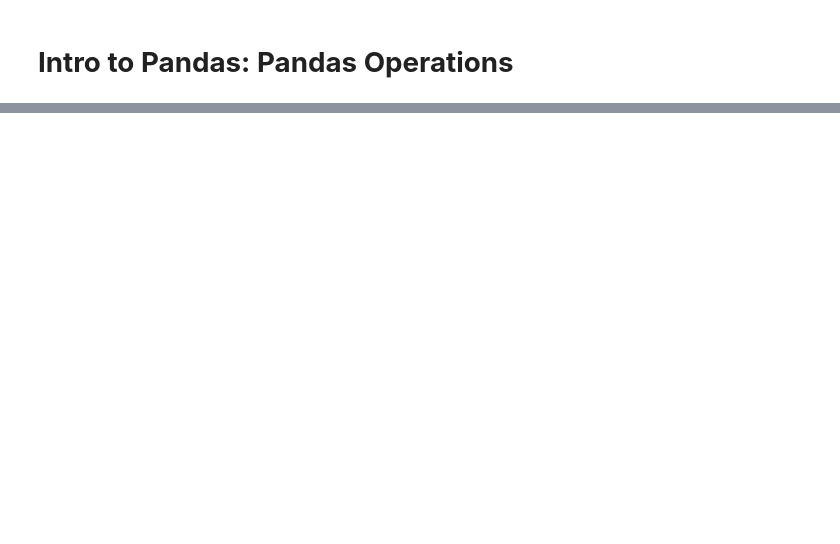
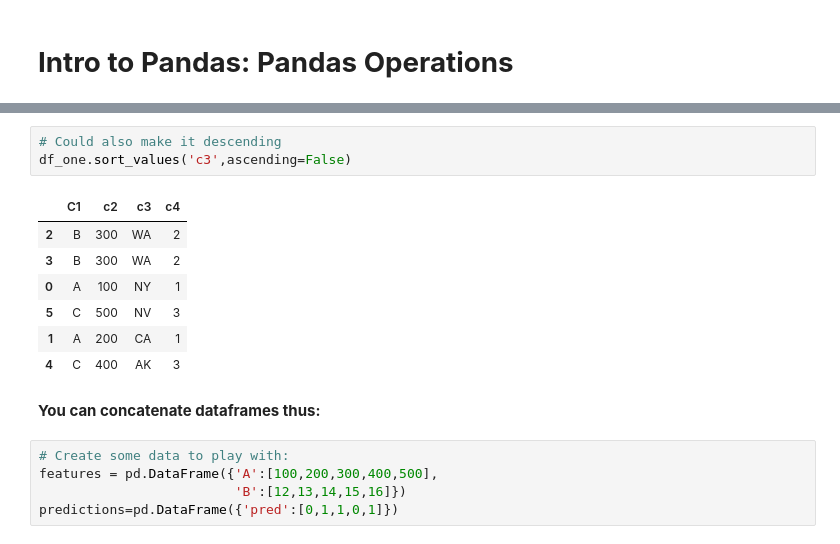
Before and after one commit to eflatt/udemy-Complete-Tensorflow-2-and-Keras, a Jupyter notebook: intro_to_pandas.ipynb, the cells around one changed output, grey strips where cells are left out. Saved outputs shown, nothing was run; the diff lists cells and outputs as text; blank space fills up the shorter version.

```diff
--- a/intro_to_pandas.ipynb
+++ b/intro_to_pandas.ipynb
@@ -436,0 +534,18 @@ df.groupby('Geography').describe()
+# %%
+# Could also make it descending
+df_one.sort_values('c3',ascending=False)
+# %% [output]
+|  | C1 | c2 | c3 | c4 |
+| 2 | B | 300 | WA | 2 |
+| 3 | B | 300 | WA | 2 |
+| 0 | A | 100 | NY | 1 |
+| 5 | C | 500 | NV | 3 |
+| 1 | A | 200 | CA | 1 |
+| 4 | C | 400 | AK | 3 |
+# %% [markdown]
+**You can concatenate dataframes thus:**
+# %%
+# Create some data to play with:
+features = pd.DataFrame({'A':[100,200,300,400,500],
+                         'B':[12,13,14,15,16]})
+predictions=pd.DataFrame({'pred':[0,1,1,0,1]})
```
Also changed, not shown: parts of 31 cells of this notebook.
